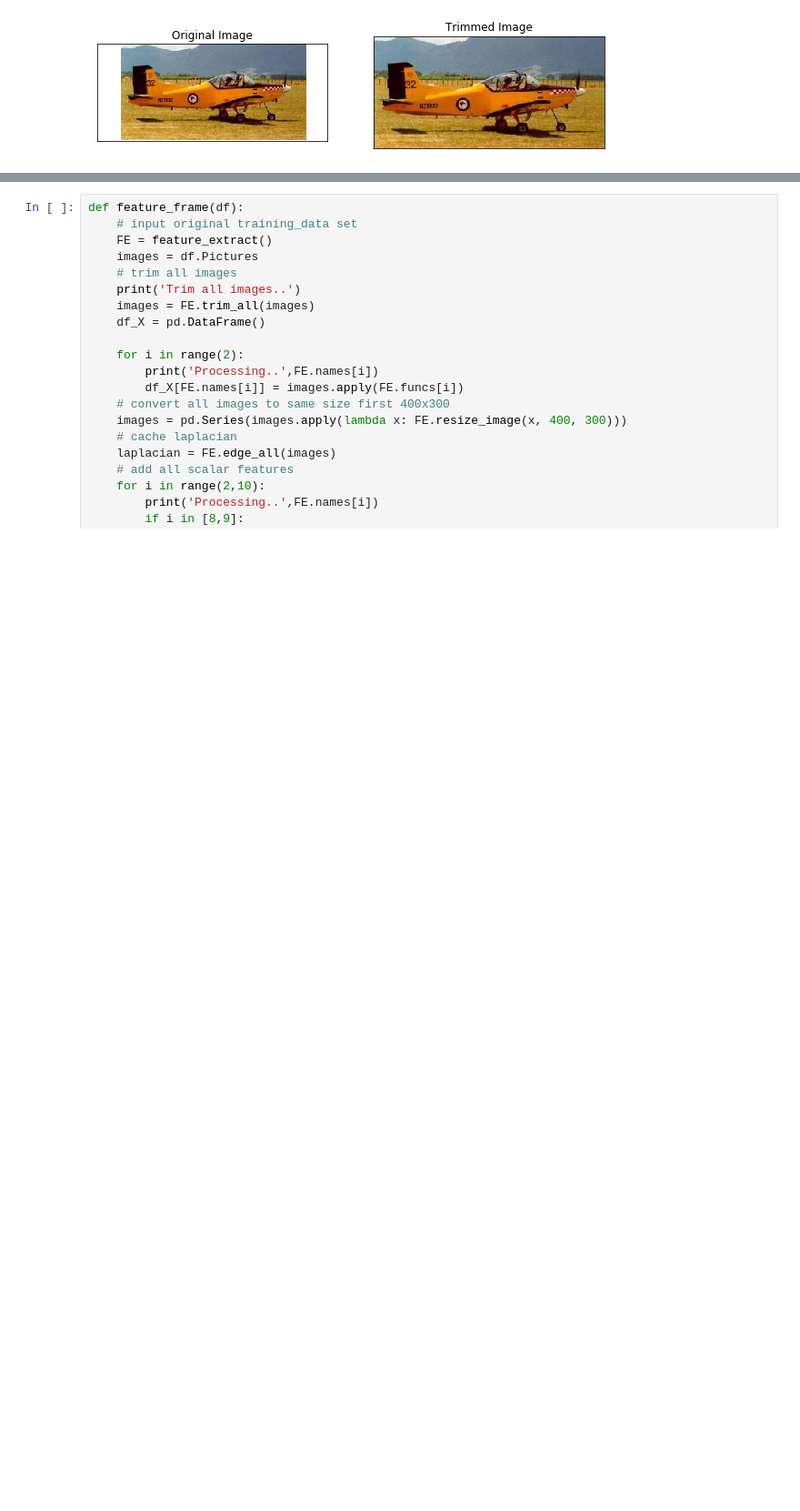
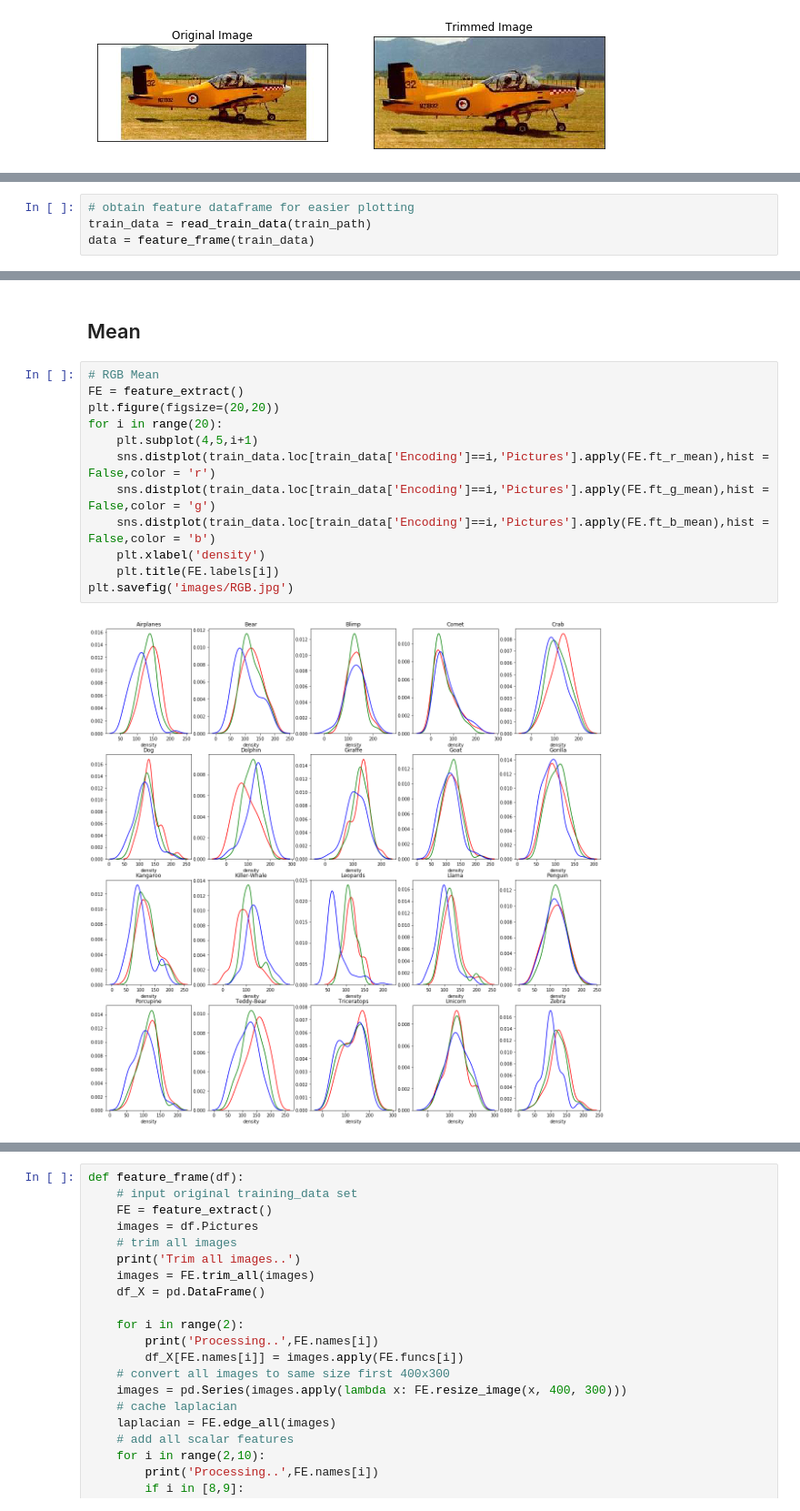
Before and after one commit to joey-lou/CS200_FP, a Jupyter notebook: GradProject_NB2.ipynb, the cells around one changed output, grey strips where cells are left out. Shown at 91% size. Drawn from its saved outputs; the diff is of its cells as text; blank space fills up the shorter version.

```diff
--- a/GradProject_NB2.ipynb
+++ b/GradProject_NB2.ipynb
@@ -393,0 +249,4 @@ feature_extract.trim_all(images)
+# %%
+# obtain feature dataframe for easier plotting
+train_data = read_train_data(train_path)
+data = feature_frame(train_data)
@@ -393,0 +269,16 @@ feature_extract.trim_all(images)
+# %% [markdown]
+## Mean
+# %%
+# RGB Mean
+FE = feature_extract()
+plt.figure(figsize=(20,20))
+for i in range(20):
+    plt.subplot(4,5,i+1)
+    sns.distplot(train_data.loc[train_data['Encoding']==i,'Pictures'].apply(FE.ft_r_mean),hist = False,color = 'r')
+    sns.distplot(train_data.loc[train_data['Encoding']==i,'Pictures'].apply(FE.ft_g_mean),hist = False,color = 'g')
+    sns.distplot(train_data.loc[train_data['Encoding']==i,'Pictures'].apply(FE.ft_b_mean),hist = False,color = 'b')
+    plt.xlabel('density')
+    plt.title(FE.labels[i])
+plt.savefig('images/RGB.jpg')
+# %% [output]
+[figure, added]
```
Also changed, not shown: parts of 61 cells of this notebook, 25 other files.
